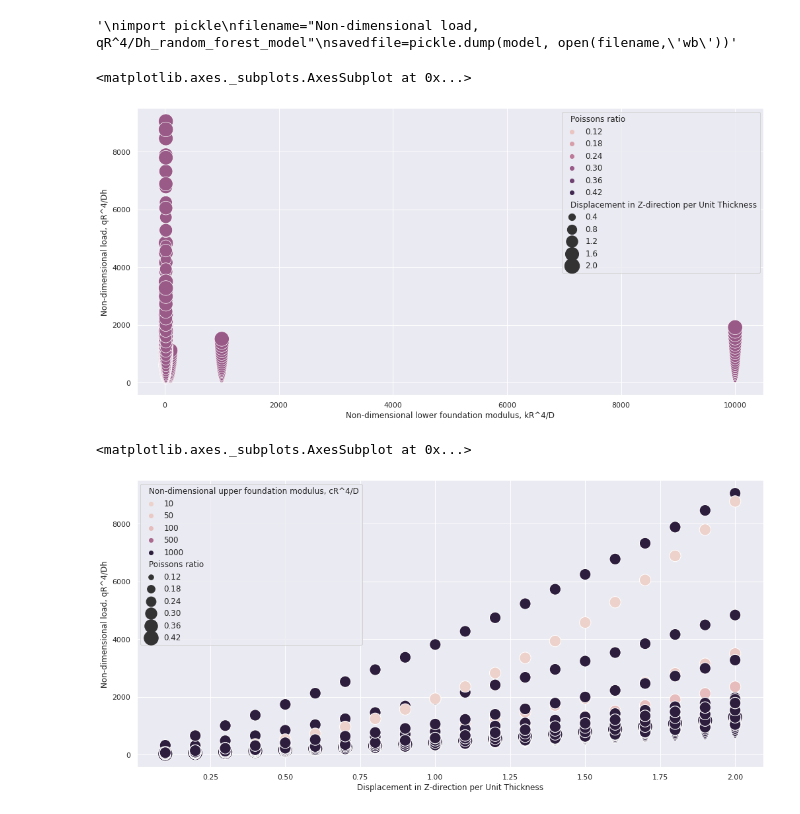
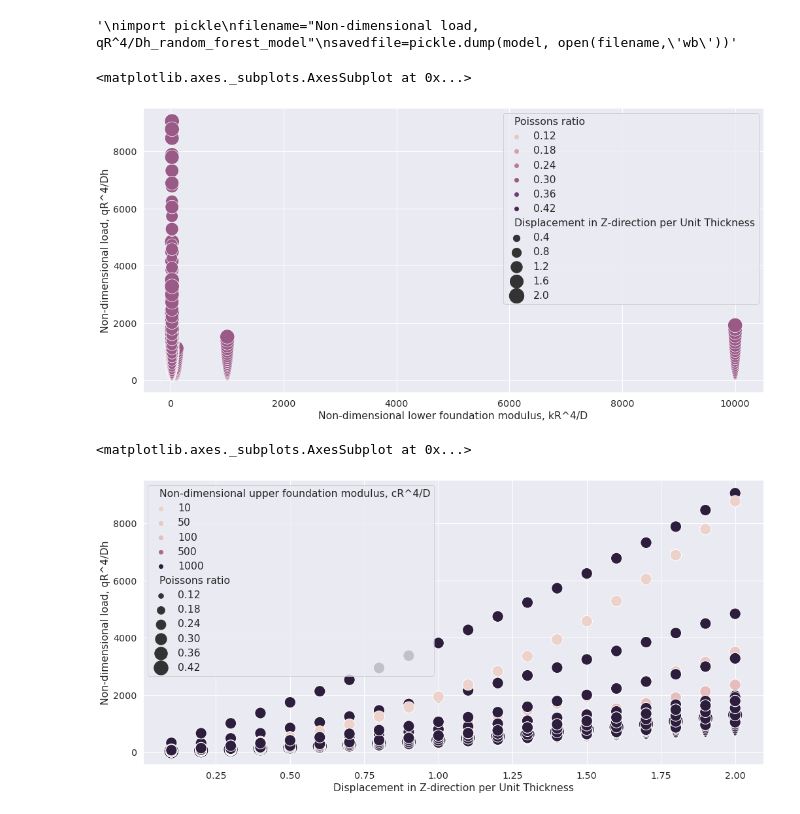
Before and after one commit to sonalsrivas/Non-Dimensional-Load-Q-Analysis, a Jupyter notebook: CALCULATION_RS_2_P_RandomForest_7Dec.ipynb, the cells around one changed output. Drawn from its saved outputs; the diff is of its cells as text; code cells hidden in the pictures.

```diff
--- a/CALCULATION_RS_2_P_RandomForest_7Dec.ipynb
+++ b/CALCULATION_RS_2_P_RandomForest_7Dec.ipynb
@@ -289,21 +289,21 @@ savedfile=pickle.dump(model, open(filename,'wb'))'''
 # %% [output]
 '\nimport pickle\nfilename="Non-dimensional load, qR^4/Dh_random_forest_model"\nsavedfile=pickle.dump(model, open(filename,\'wb\'))'
 # %%
-sns.set(font_scale=1)
+sns.set(font_scale=1.3)
 plt.figure(figsize=[17,8])
-
+data1.columns = ['Displacement in Z-direction per Unit Thickness','Poissons ratio','Non-dimensional shear modulus, GR^2/D', 'Non-dimensional upper foundation modulus, cR^4/D','Non-dimensional lower foundation modulus, kR^4/D','Geometric parameter, R^2/Roh','Non-dimensional load, qR^4/Dh']
 sns.scatterplot(y="Non-dimensional load, qR^4/Dh", x="Non-dimensional lower foundation modulus, kR^4/D", hue="Poissons ratio",size="Displacement in Z-direction per Unit Thickness", data=dataSet, sizes=(30,500))
 # I don't think this is accurate figuring and this can be made more intuitive and better.
 # %% [output]
 <matplotlib.axes._subplots.AxesSubplot at 0x...>
-[figure, old version]
+[figure, new version]
 # %%
 plt.figure(figsize=[17,8])
 sns.scatterplot(y="Non-dimensional load, qR^4/Dh", x="Displacement in Z-direction per Unit Thickness", hue="Non-dimensional upper foundation modulus, cR^4/D",size="Poissons ratio", data=dataSet, sizes=(30,500))
 # I don't think this is accurate figuring and this can be made more intuitive and better.
 # %% [output]
 <matplotlib.axes._subplots.AxesSubplot at 0x...>
-[figure, old version]
+[figure, new version]
 # %%
 dataSet.columns = ['W/h','poissonsRatio','shearModulus', 'lambda1','lambda2','eta','Q']
 sns.pairplot(dataSet)
```
Also changed, not shown: parts of 8 cells of this notebook.
